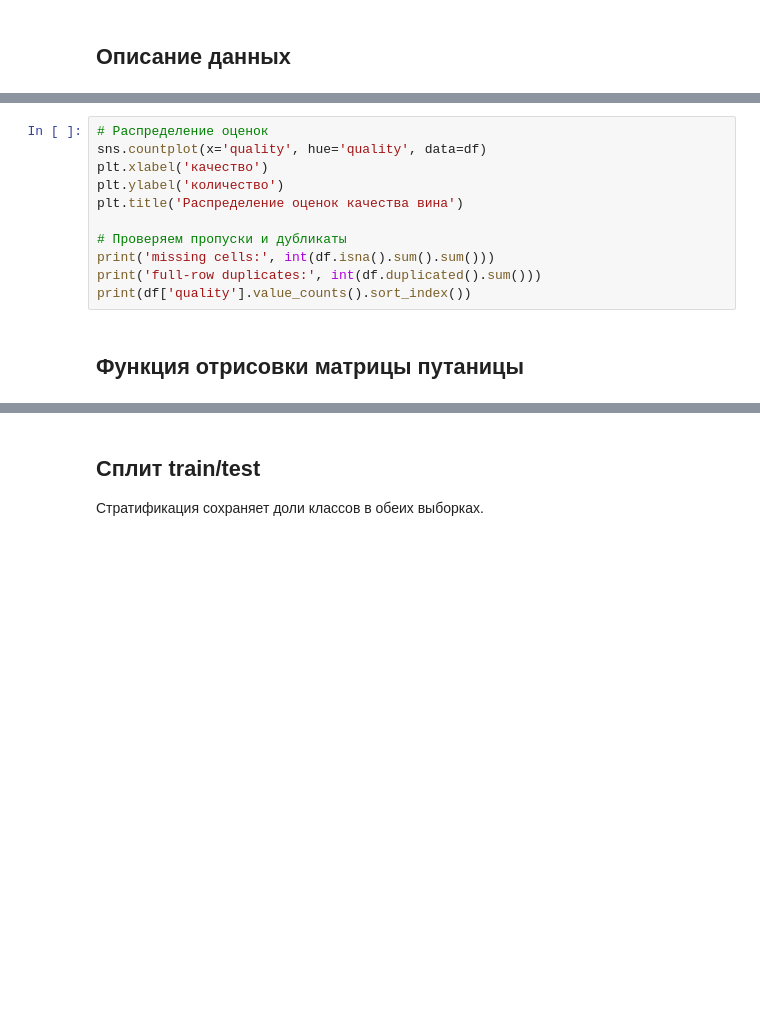
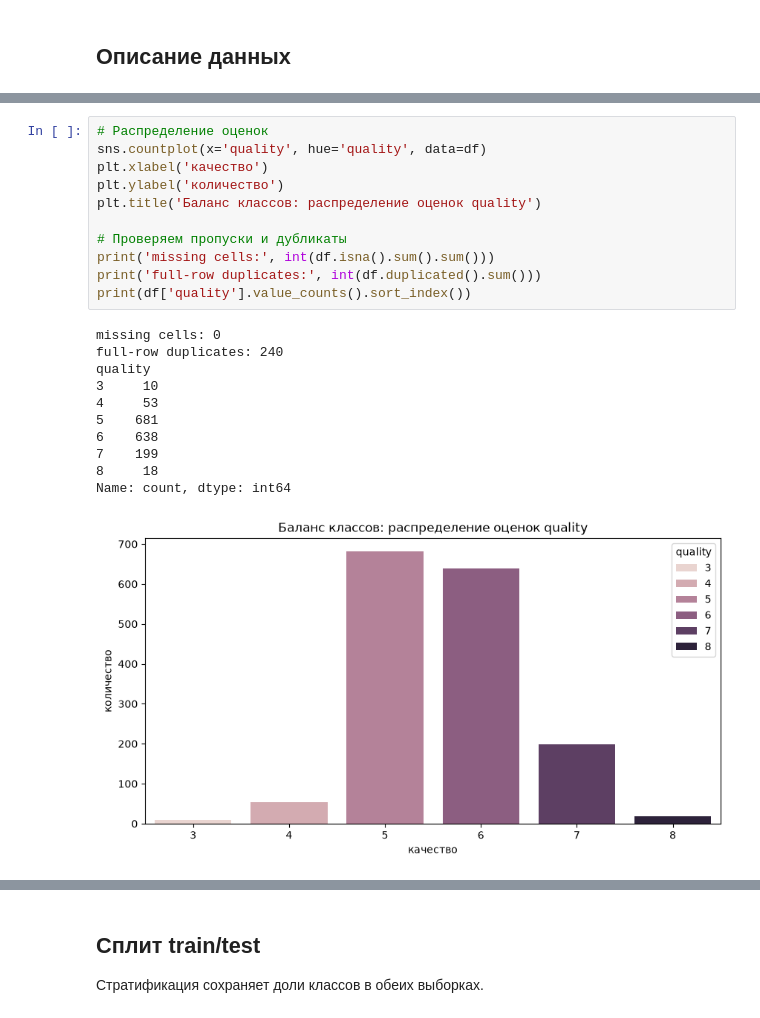
Before and after one commit to vladcheck/MIREA, a Jupyter notebook: 5C/AMODRPZ/tk5-6/Текущий контроль 3.ipynb, the cells around one changed output, grey strips where cells are left out. Cells and saved outputs as stored; diff of their text form; blank space fills up the shorter version.

```diff
--- a/5C/AMODRPZ/tk5-6/Текущий контроль 3.ipynb
+++ b/5C/AMODRPZ/tk5-6/Текущий контроль 3.ipynb
@@ -36,13 +73,23 @@ df.info()
 # %%
 # Распределение оценок
 sns.countplot(x='quality', hue='quality', data=df)
 plt.xlabel('качество')
 plt.ylabel('количество')
-plt.title('Распределение оценок качества вина')
+plt.title('Баланс классов: распределение оценок quality')
 
 # Проверяем пропуски и дубликаты
 print('missing cells:', int(df.isna().sum().sum()))
 print('full-row duplicates:', int(df.duplicated().sum()))
 print(df['quality'].value_counts().sort_index())
+# %% [output]
+missing cells: 0
+full-row duplicates: 240
+quality
+3     10
+4     53
+5    681
+6    638
+7    199
+8     18
+Name: count, dtype: int64
+[figure, added]
-# %% [markdown]
-## Функция отрисовки матрицы путаницы
```
Also changed, not shown: parts of 29 cells of this notebook, 15 other files.
